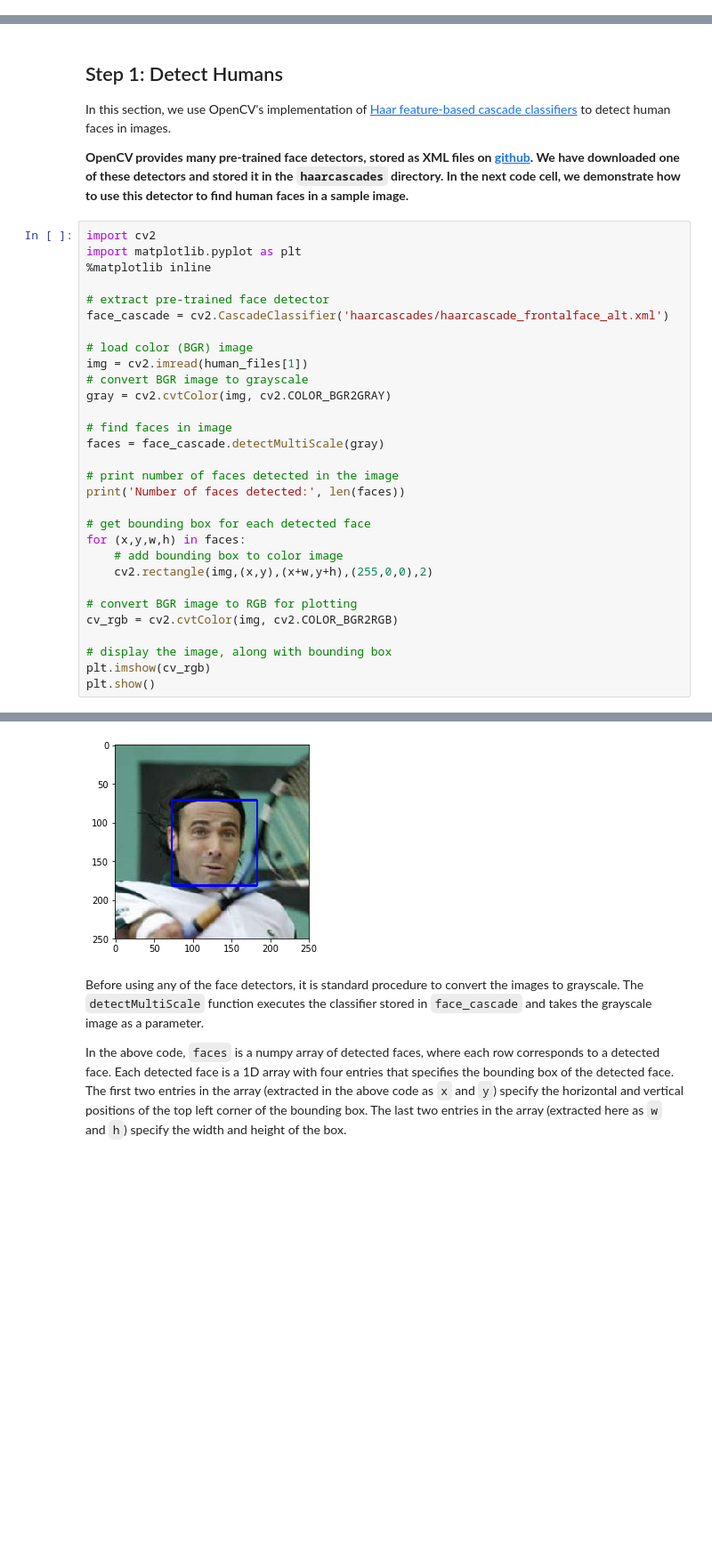
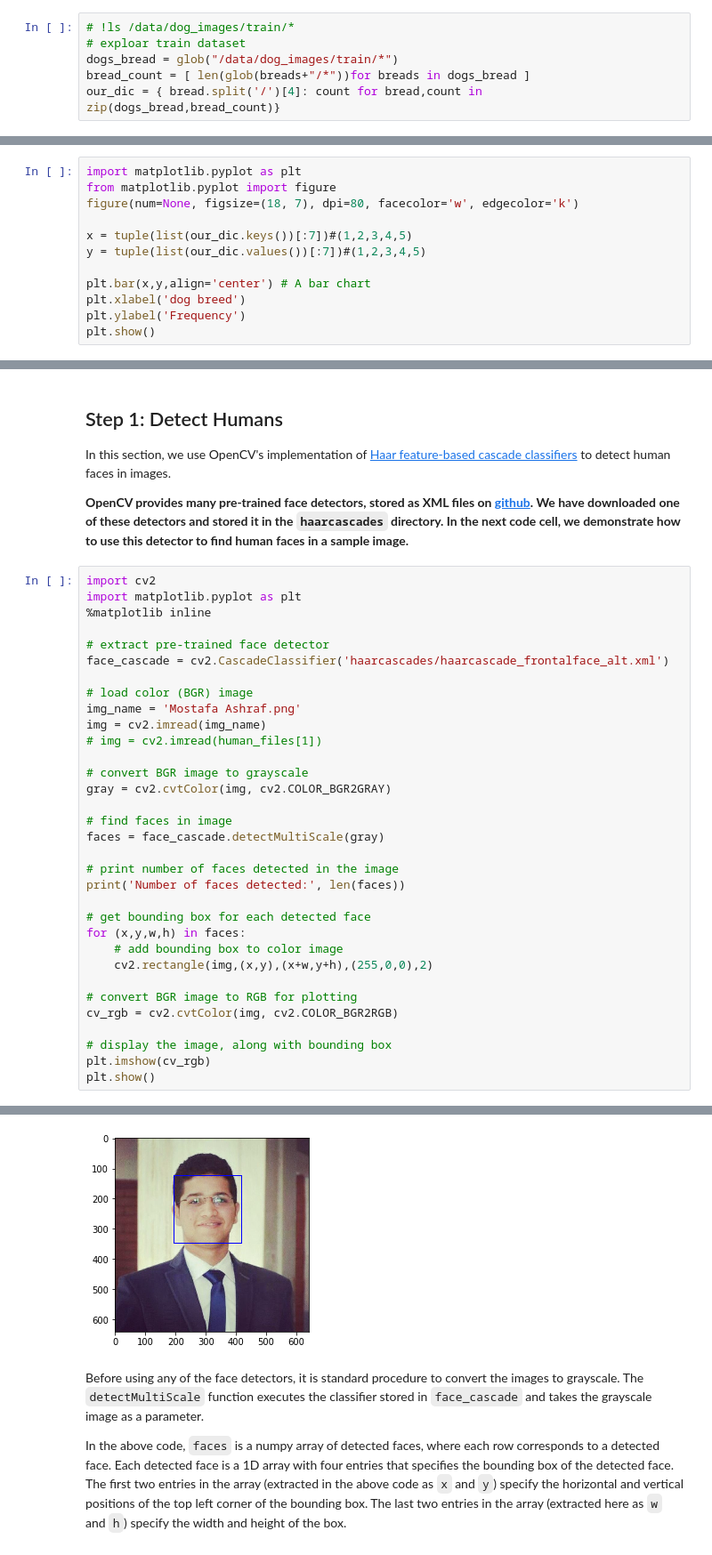
Before and after one commit to Mostafa-ashraf19/CNN_Dog_Breed_Classifier, a Jupyter notebook: dog_app.ipynb, the cells around one changed output, grey strips where cells are left out. Shown at 89% size. Cells and saved outputs as stored; diff of their text form; blank space fills up the shorter version.

```diff
--- a/dog_app.ipynb
+++ b/dog_app.ipynb
@@ -69,0 +72,6 @@ There are 8351 total dog images.
+# %%
+# !ls /data/dog_images/train/*
+# exploar train dataset
+dogs_bread = glob("/data/dog_images/train/*")
+bread_count = [ len(glob(breads+"/*"))for breads in dogs_bread ]
+our_dic = { bread.split('/')[4]: count for bread,count in zip(dogs_bread,bread_count)}
@@ -69,0 +98,12 @@ There are 8351 total dog images.
+# %%
+import matplotlib.pyplot as plt
+from matplotlib.pyplot import figure
+figure(num=None, figsize=(18, 7), dpi=80, facecolor='w', edgecolor='k')
+
+x = tuple(list(our_dic.keys())[:7])#(1,2,3,4,5)
+y = tuple(list(our_dic.values())[:7])#(1,2,3,4,5)
+
+plt.bar(x,y,align='center') # A bar chart
+plt.xlabel('dog breed')
+plt.ylabel('Frequency')
+plt.show()
@@ -78,35 +120,38 @@ In this section, we use OpenCV's implementation of [Haar feature-based cascade c
 import cv2
 import matplotlib.pyplot as plt
 %matplotlib inline
 
 # extract pre-trained face detector
 face_cascade = cv2.CascadeClassifier('haarcascades/haarcascade_frontalface_alt.xml')
 
 # load color (BGR) image
-img = cv2.imread(human_files[1])
+img_name = 'Mostafa Ashraf.png'
+img = cv2.imread(img_name)
+# img = cv2.imread(human_files[1])
+
 # convert BGR image to grayscale
 gray = cv2.cvtColor(img, cv2.COLOR_BGR2GRAY)
 
 # find faces in image
 faces = face_cascade.detectMultiScale(gray)
 
 # print number of faces detected in the image
 print('Number of faces detected:', len(faces))
 
 # get bounding box for each detected face
 for (x,y,w,h) in faces:
     # add bounding box to color image
     cv2.rectangle(img,(x,y),(x+w,y+h),(255,0,0),2)
 
 # convert BGR image to RGB for plotting
 cv_rgb = cv2.cvtColor(img, cv2.COLOR_BGR2RGB)
 
 # display the image, along with bounding box
 plt.imshow(cv_rgb)
 plt.show()
 # %% [output]
 Number of faces detected: 1
-[figure, old version]
+[figure, new version]
 # %% [markdown]
 Before using any of the face detectors, it is standard procedure to convert the images to grayscale.  The `detectMultiScale` function executes the classifier stored in `face_cascade` and takes the grayscale image as a parameter.
 
```
Also changed, not shown: parts of 27 cells of this notebook.
